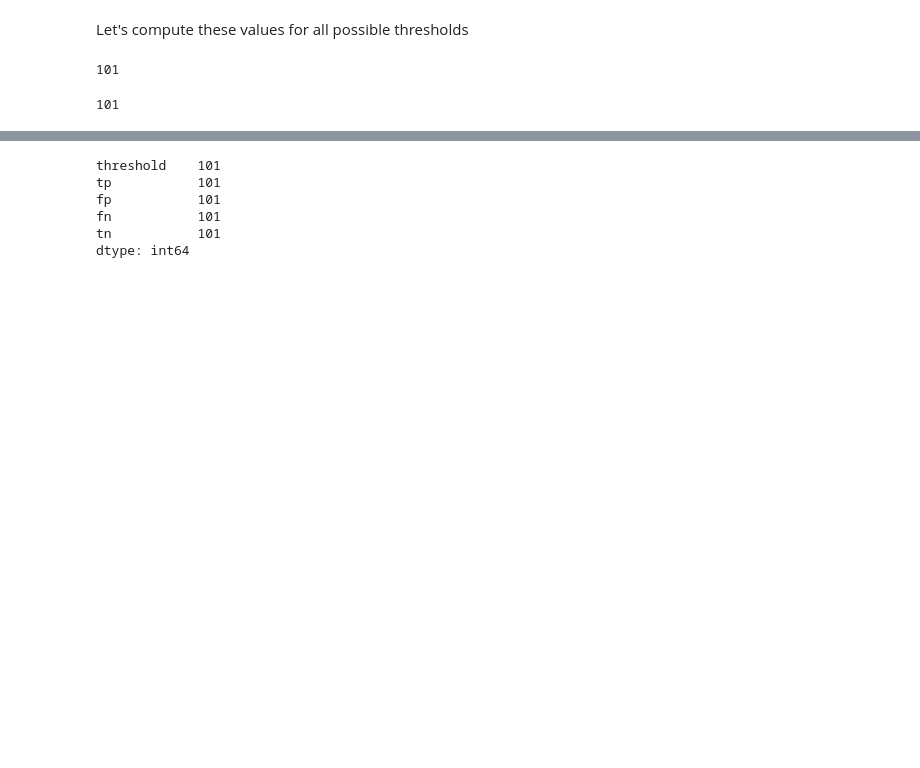
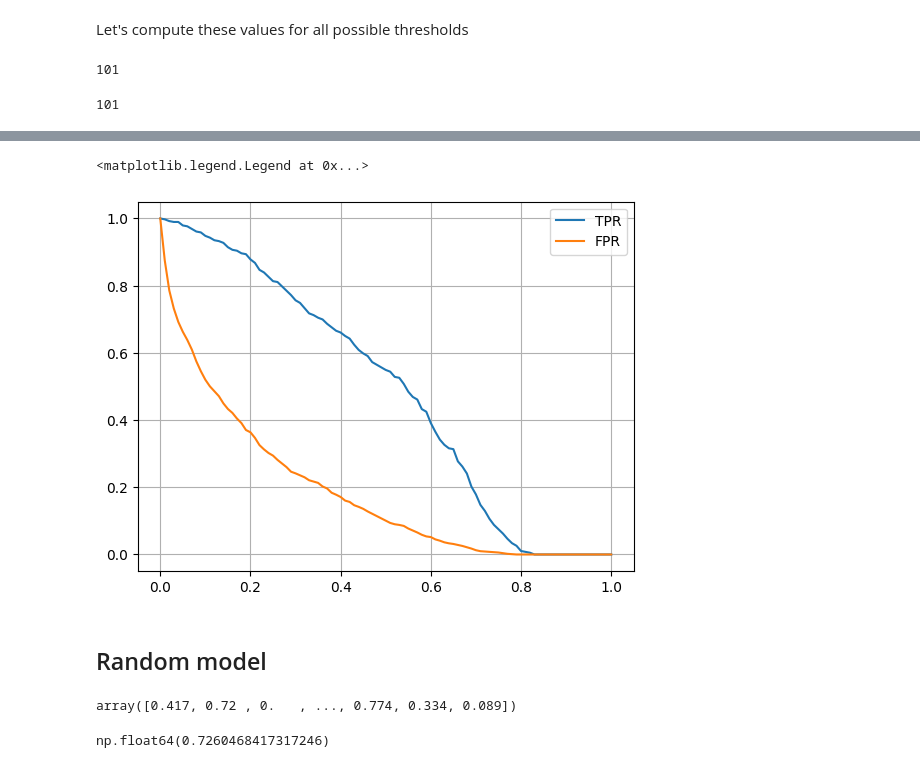
Before and after one commit to khvatov/machine-learning-zoomcamp-homework, a Jupyter notebook: 04-evaluation_metrics/evaluation_practice.ipynb, the cells around one changed output, grey strips where cells are left out. Cells and saved outputs as stored; diff of their text form; code cells hidden in the pictures; blank space fills up the shorter version.

```diff
--- a/04-evaluation_metrics/evaluation_practice.ipynb
+++ b/04-evaluation_metrics/evaluation_practice.ipynb
@@ -317,3 +324,5 @@ len(scores)
 columns = ['threshold', 'tp', 'fp', 'fn', 'tn']
 df_scores = pd.DataFrame(scores, columns=columns)
 df_scores[::10] #this will return (display) every 10th record
+df_scores['tpr'] = df_scores.tp / (df_scores.tp + df_scores.fn)
+df_scores['fpr'] = df_scores.fp / (df_scores.fp + df_scores.tn)
@@ -333,9 +344,11 @@ df_scores[::10] #this will return (display) every 10th record
 # %%
-df_scores.count()
+fix, ax = plt.subplots()
+ax.plot(df_scores.threshold, df_scores['tpr'], label='TPR')
+ax.plot(df_scores.threshold, df_scores['fpr'], label='FPR')
+ax.grid()
+ax.legend()
 # %% [output]
-threshold    101
-tp           101
-fp           101
-fn           101
-tn           101
-dtype: int64
+<matplotlib.legend.Legend at 0x...>
+[figure, added]
+# %% [markdown]
+## Random model
@@ -341,0 +358,8 @@ dtype: int64
+# %%
+y_rand.round(3)
+# %% [output]
+array([0.417, 0.72 , 0.   , ..., 0.774, 0.334, 0.089])
+# %%
+((y_rand >=5) == y_val).mean() #accuracy for this model
+# %% [output]
+np.float64(0.7260468417317246)
```
Also changed, not shown: parts of 49 cells of this notebook, 4 other files.
